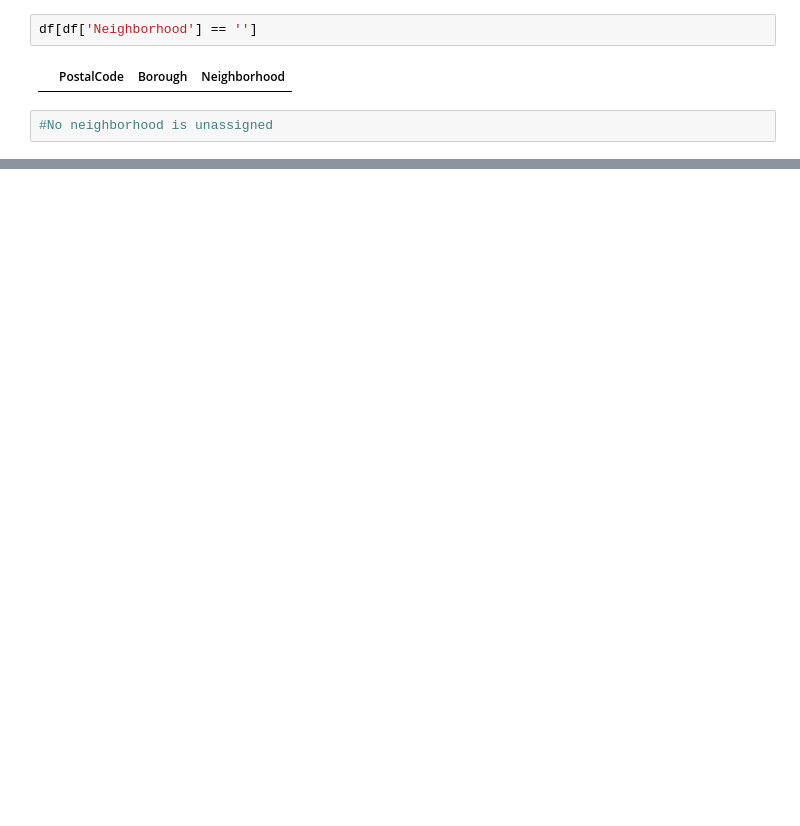
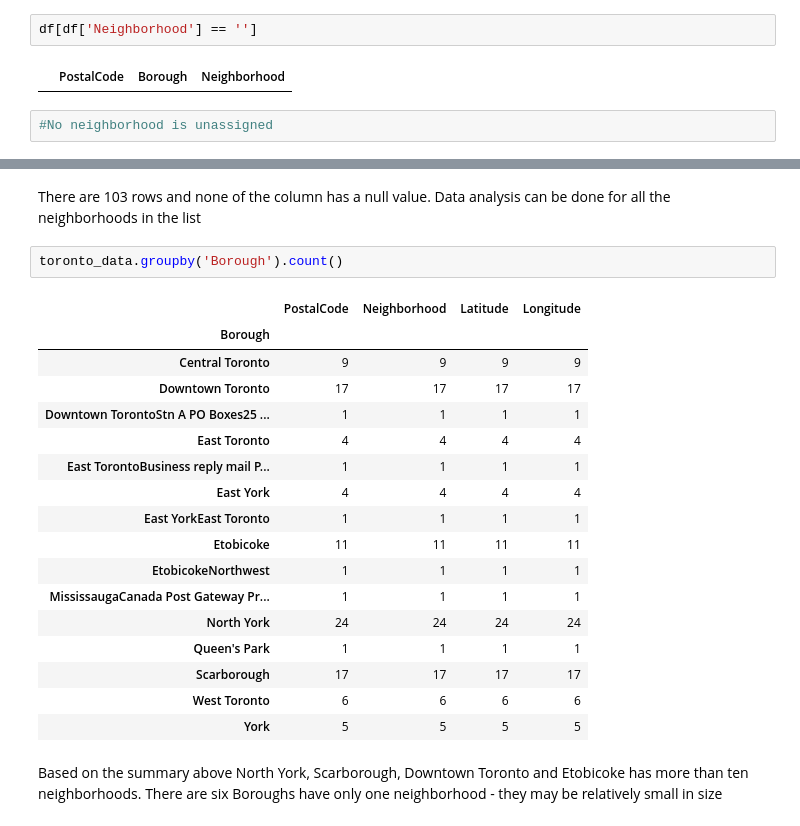
Before and after one commit to sureshmalli98/CapstoneDS, a Jupyter notebook: Python/Capstone W3v02.ipynb, the cells around one changed output, grey strips where cells are left out. Drawn from its saved outputs; the diff is of its cells as text; blank space fills up the shorter version.

```diff
--- a/Python/Capstone W3v02.ipynb
+++ b/Python/Capstone W3v02.ipynb
@@ -82,0 +143,24 @@ df[df['Neighborhood'] == '']
+# %% [markdown]
+There are 103 rows and none of the column has a null value. Data analysis can be done for all the neighborhoods in the list
+# %%
+toronto_data.groupby('Borough').count()
+# %% [output]
+|  | PostalCode | Neighborhood | Latitude | Longitude |
+| Borough |  |  |  |  |
+| Central Toronto | 9 | 9 | 9 | 9 |
+| Downtown Toronto | 17 | 17 | 17 | 17 |
+| Downtown TorontoStn A PO Boxes25 ... | 1 | 1 | 1 | 1 |
+| East Toronto | 4 | 4 | 4 | 4 |
+| East TorontoBusiness reply mail P... | 1 | 1 | 1 | 1 |
+| East York | 4 | 4 | 4 | 4 |
+| East YorkEast Toronto | 1 | 1 | 1 | 1 |
+| Etobicoke | 11 | 11 | 11 | 11 |
+| EtobicokeNorthwest | 1 | 1 | 1 | 1 |
+| MississaugaCanada Post Gateway Pr... | 1 | 1 | 1 | 1 |
+| North York | 24 | 24 | 24 | 24 |
+| Queen's Park | 1 | 1 | 1 | 1 |
+| Scarborough | 17 | 17 | 17 | 17 |
+| West Toronto | 6 | 6 | 6 | 6 |
+| York | 5 | 5 | 5 | 5 |
+# %% [markdown]
+Based on the summary above North York, Scarborough, Downtown Toronto and Etobicoke has more than ten neighborhoods. There are six Boroughs have only one neighborhood - they may be relatively small in size
```
Also changed, not shown: parts of 4 cells of this notebook.
